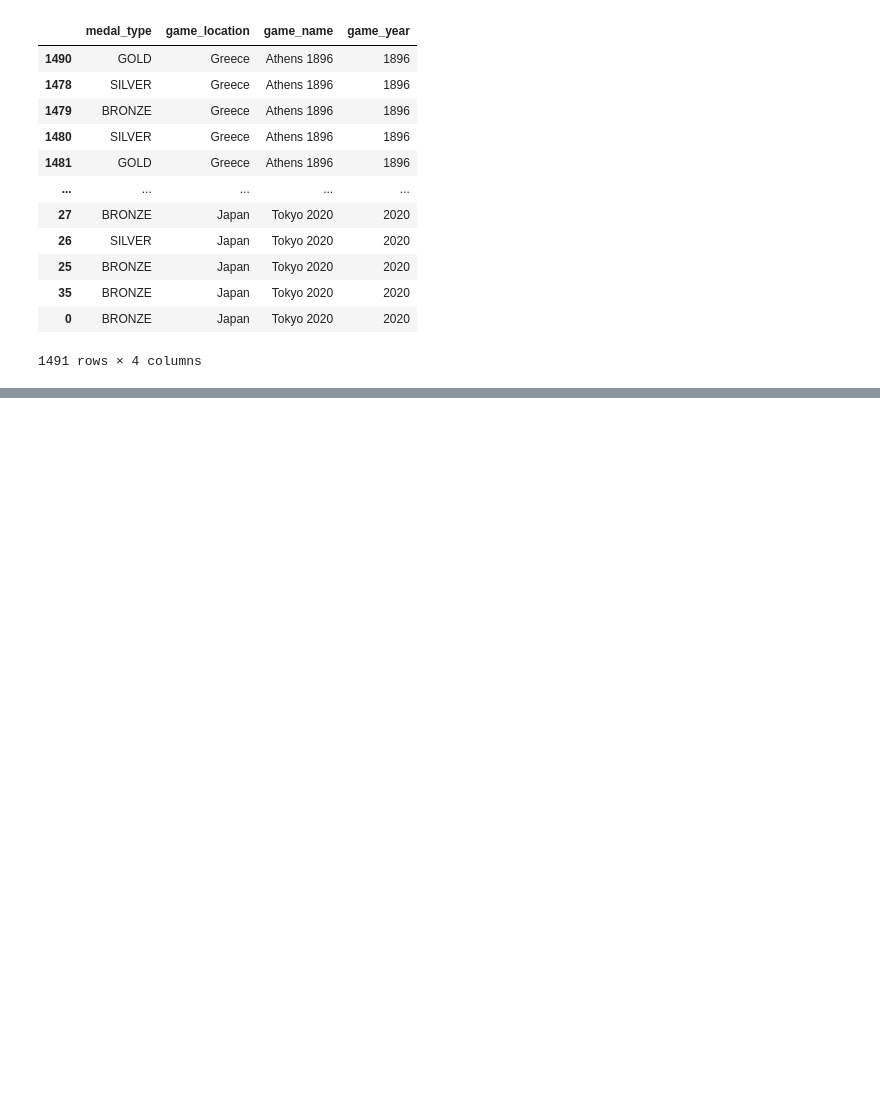
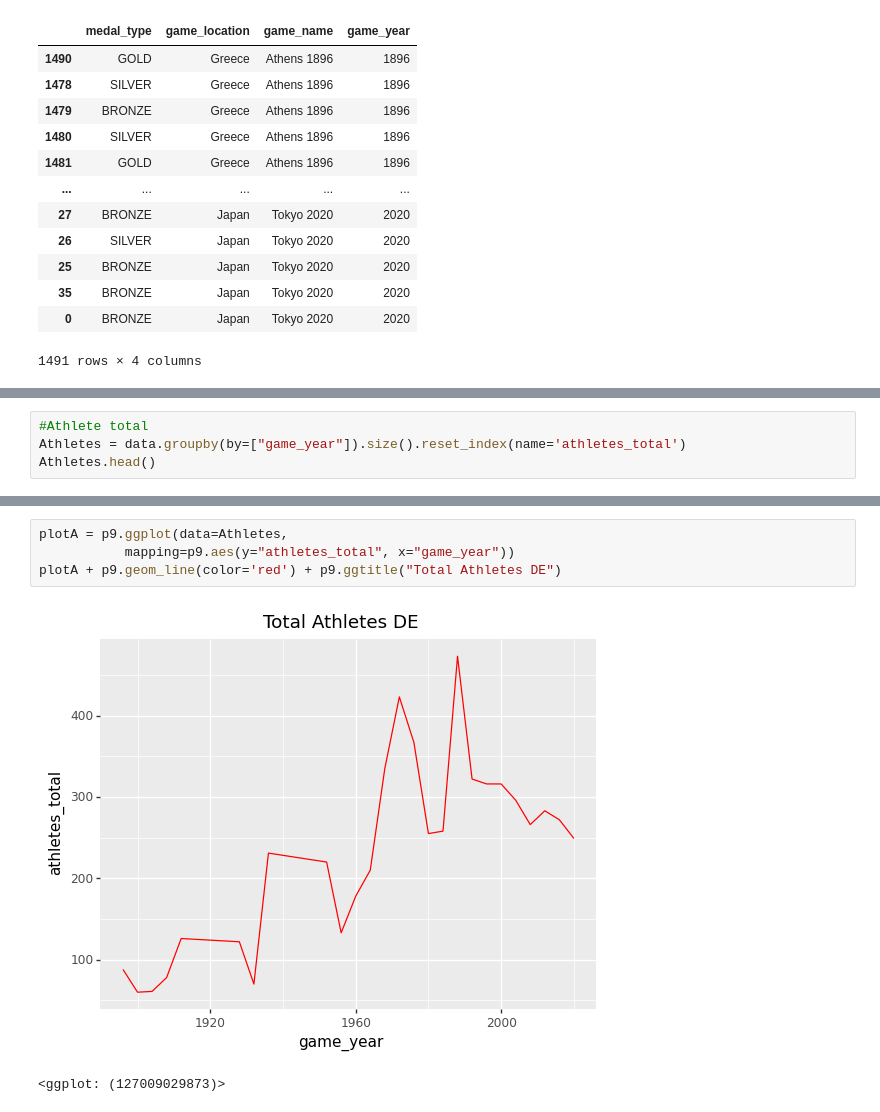
Before and after one commit to brmuloot/Jeux-Olympiques, a Jupyter notebook: Jeux_olympiques.ipynb, the cells around one changed output, grey strips where cells are left out. Cells and saved outputs as stored; diff of their text form; blank space fills up the shorter version.

```diff
--- a/Jeux_olympiques.ipynb
+++ b/Jeux_olympiques.ipynb
@@ -670,0 +688,4 @@ df
+# %%
+#Athlete total
+Athletes = data.groupby(by=["game_year"]).size().reset_index(name='athletes_total')
+Athletes.head()
@@ -670,0 +699,7 @@ df
+# %%
+plotA = p9.ggplot(data=Athletes,
+           mapping=p9.aes(y="athletes_total", x="game_year"))
+plotA + p9.geom_line(color='red') + p9.ggtitle("Total Athletes DE")
+# %% [output]
+[figure, added]
+<ggplot: (127009029873)>
```
Also changed, not shown: parts of 21 cells of this notebook, 5 other files.
